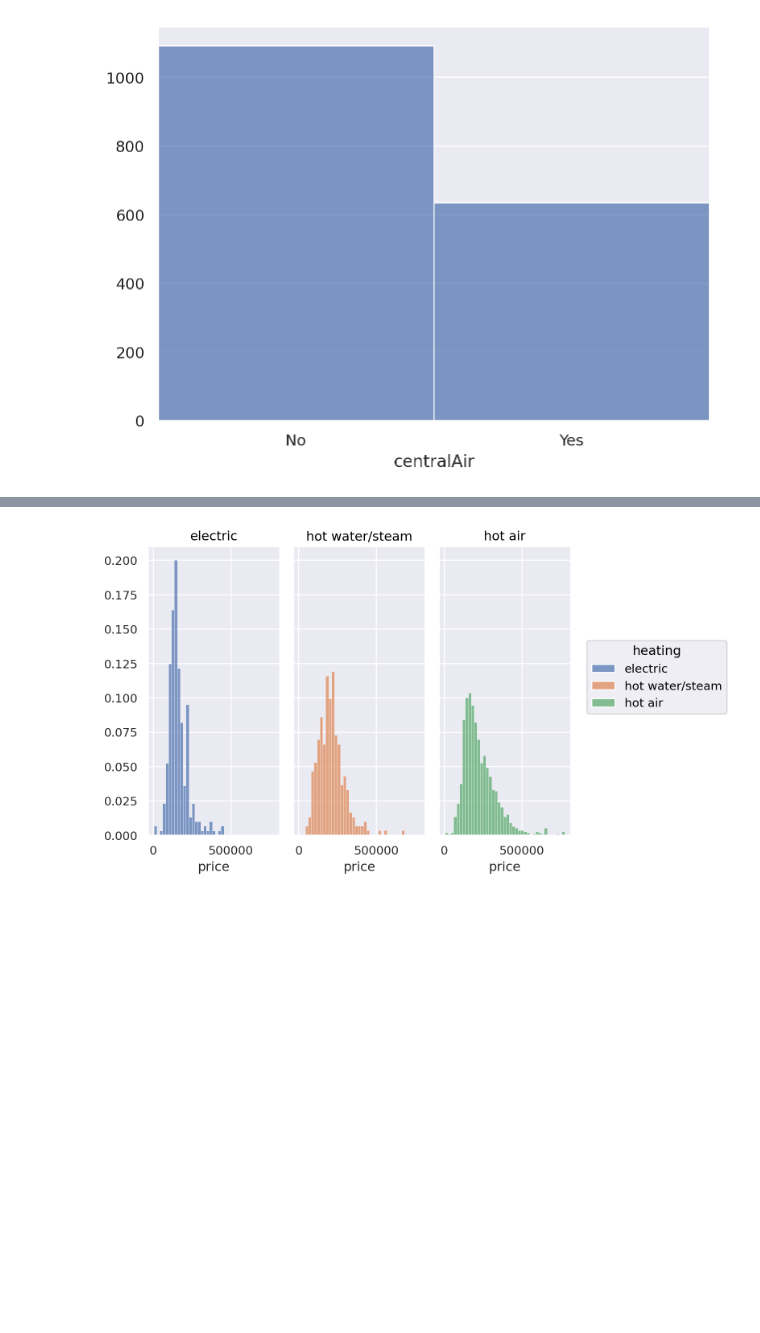
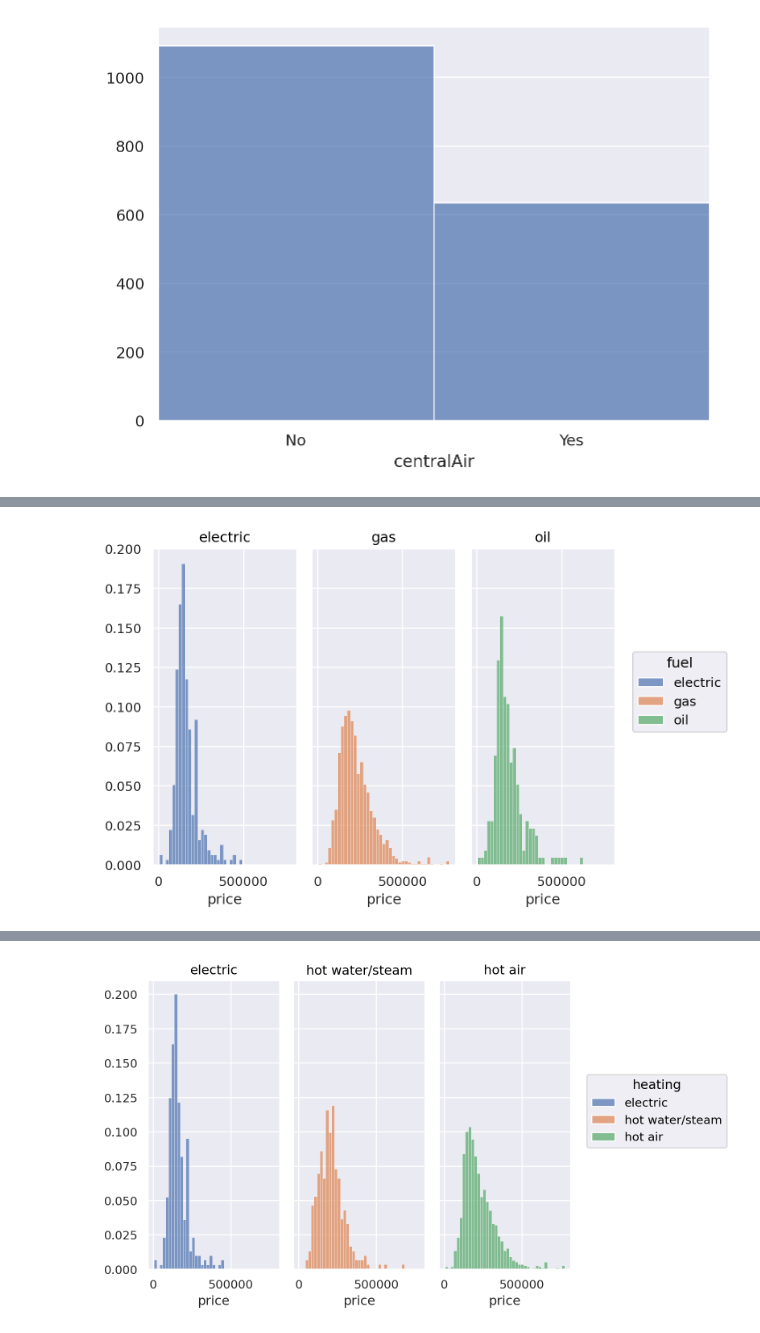
Before and after one commit to Felix-Silas/2024-1-Class, a Jupyter notebook: Data Analysis and Visualization/HW01_EDA.ipynb, the cells around one changed output, grey strips where cells are left out. Cells and saved outputs as stored; diff of their text form; code cells hidden in the pictures; blank space fills up the shorter version.

```diff
--- a/Data Analysis and Visualization/HW01_EDA.ipynb
+++ b/Data Analysis and Visualization/HW01_EDA.ipynb
@@ -312,0 +291,8 @@ Name: count, dtype: int64
+# %%
+(
+    so.Plot(houses, x="price", color="fuel")
+    .add(so.Bars(), so.Hist(stat="proportion", common_norm=False))
+    .facet("fuel")
+)
+# %% [output]
+[figure, added]
```
Also changed, not shown: parts of 46 cells of this notebook.
